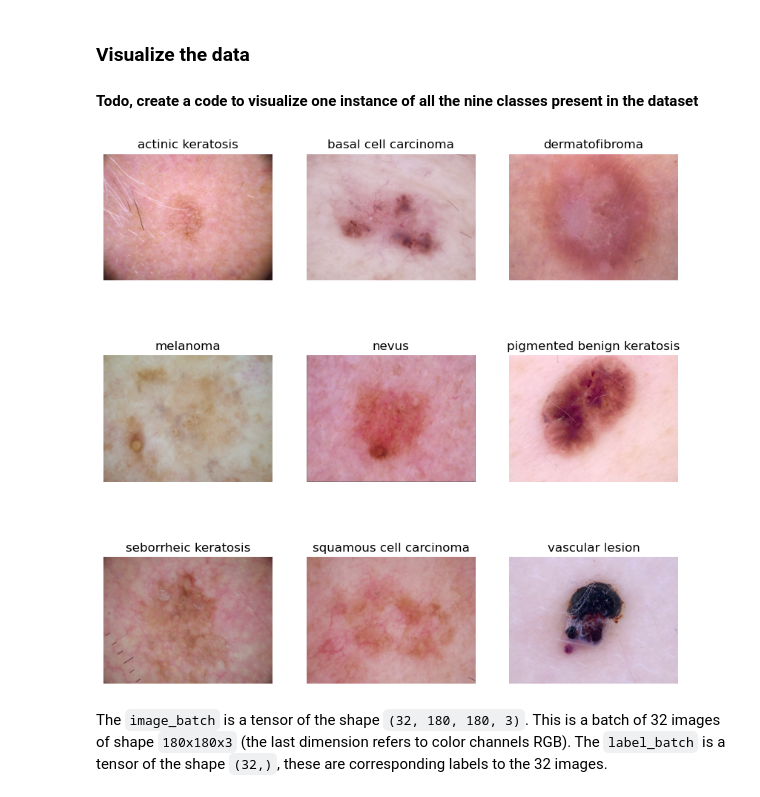
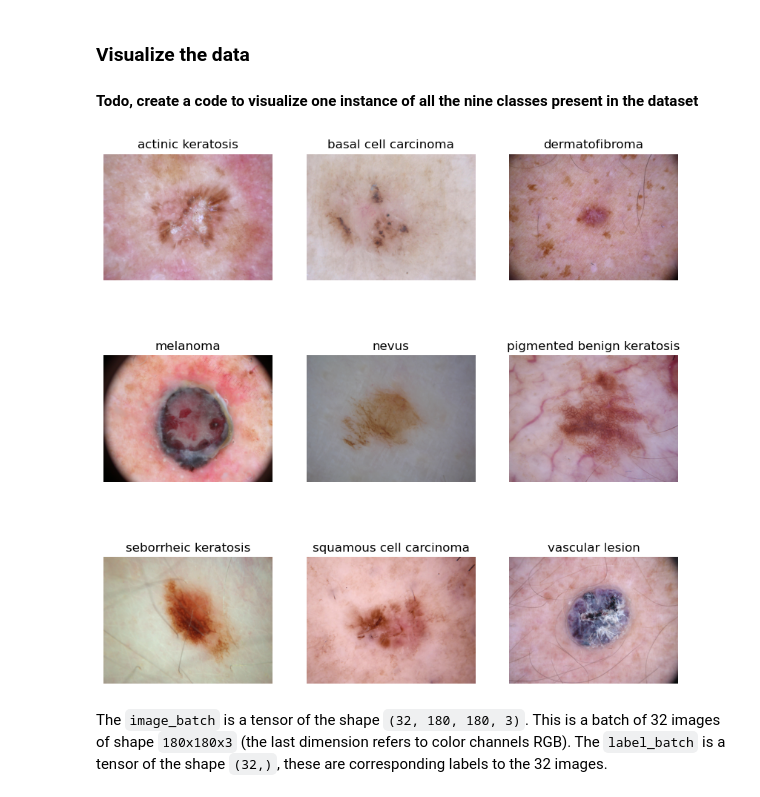
Before and after one commit to sandyaggarwal/MelanomaCaseStudy, a Jupyter notebook: Sandeep_Aggarwal_nn.ipynb, the cells around one changed output. Drawn from its saved outputs; the diff is of its cells as text; code cells hidden in the pictures.

```diff
--- a/Sandeep_Aggarwal_nn.ipynb
+++ b/Sandeep_Aggarwal_nn.ipynb
@@ -106,16 +107,16 @@ print(class_names)
 # %%
 
 # Plot one instance for each class
 plt.figure(figsize=(10,10))
 for i in range(9):
   plt.subplot(3,3,i+1)
   image = plt.imread(
-      str(list(data_dir_train.glob(f'{class_names[i]}/*.jpg'))[0]))
+      str(list(data_dir_train.glob(f'{class_names[i]}/*.jpg'))[random.randint(1, 50)]))
   plt.title(class_names[i])
   plt.imshow(image)
   plt.axis('off')
 # %% [output]
-[figure, old version]
+[figure, new version]
 # %% [markdown]
 The `image_batch` is a tensor of the shape `(32, 180, 180, 3)`. This is a batch of 32 images of shape `180x180x3` (the last dimension refers to color channels RGB). The `label_batch` is a tensor of the shape `(32,)`, these are corresponding labels to the 32 images.
 # %% [markdown]
```
Also changed, not shown: parts of 28 cells of this notebook.
